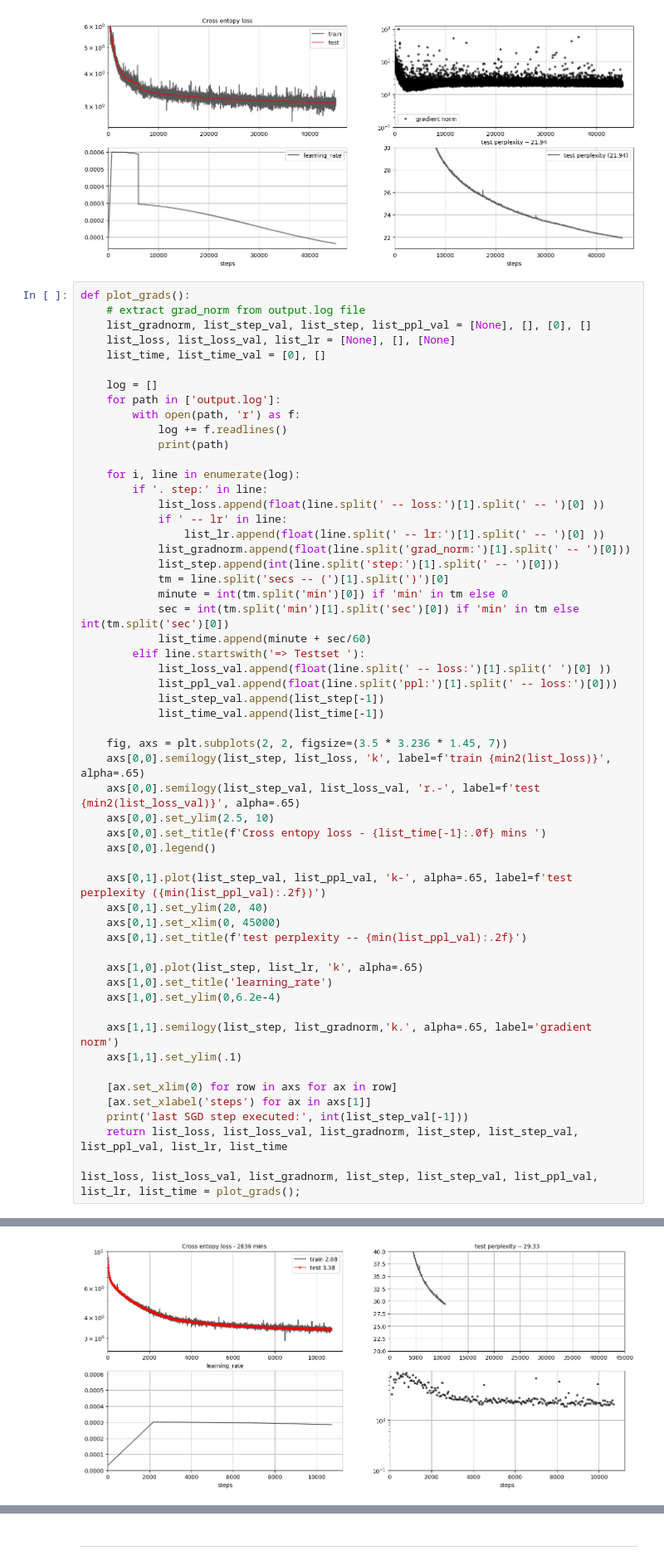
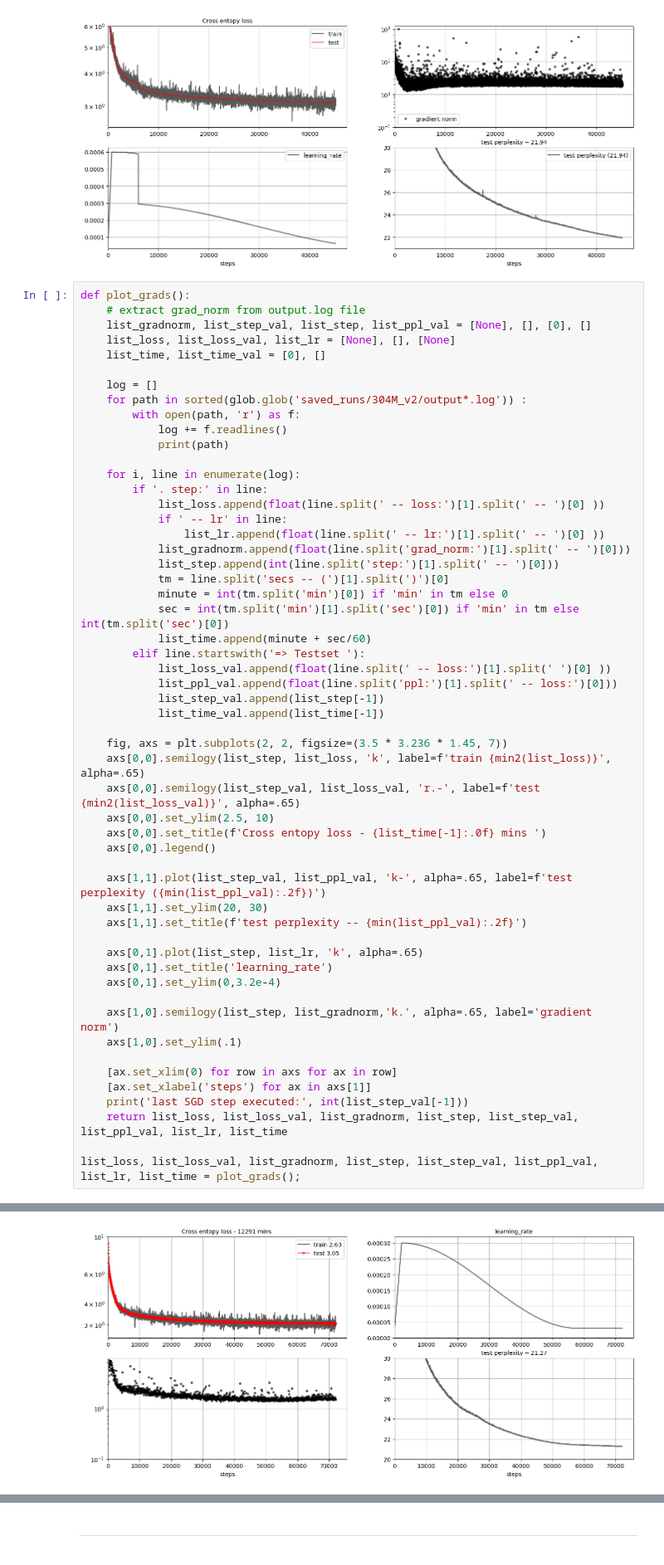
Before and after one commit to ozkansafak/decoder-llm, a Jupyter notebook: main.ipynb, the cells around one changed output, grey strips where cells are left out. Shown at 83% size. Cells and saved outputs as stored; diff of their text form.

Commit message:
trained 304M model. Saved the output to saved_runs/304_v2

```diff
--- a/main.ipynb
+++ b/main.ipynb
@@ -323,7 +323,7 @@ def plot_grads():
     list_time, list_time_val = [0], []
 
     log = []
-    for path in ['output.log']:
+    for path in sorted(glob.glob('saved_runs/304M_v2/output*.log')) :
         with open(path, 'r') as f:
             log += f.readlines()
             print(path)
@@ -352,17 +352,16 @@ def plot_grads():
     axs[0,0].set_title(f'Cross entopy loss - {list_time[-1]:.0f} mins ')
     axs[0,0].legend()
 
-    axs[0,1].plot(list_step_val, list_ppl_val, 'k-', alpha=.65, label=f'test perplexity ({min(list_ppl_val):.2f})')
-    axs[0,1].set_ylim(20, 40)
-    axs[0,1].set_xlim(0, 45000)
-    axs[0,1].set_title(f'test perplexity -- {min(list_ppl_val):.2f}')
+    axs[1,1].plot(list_step_val, list_ppl_val, 'k-', alpha=.65, label=f'test perplexity ({min(list_ppl_val):.2f})')
+    axs[1,1].set_ylim(20, 30)
+    axs[1,1].set_title(f'test perplexity -- {min(list_ppl_val):.2f}')
 
-    axs[1,0].plot(list_step, list_lr, 'k', alpha=.65)
-    axs[1,0].set_title('learning_rate')
-    axs[1,0].set_ylim(0,6.2e-4)
+    axs[0,1].plot(list_step, list_lr, 'k', alpha=.65)
+    axs[0,1].set_title('learning_rate')
+    axs[0,1].set_ylim(0,3.2e-4)
 
-    axs[1,1].semilogy(list_step, list_gradnorm,'k.', alpha=.65, label='gradient norm')
-    axs[1,1].set_ylim(.1)
+    axs[1,0].semilogy(list_step, list_gradnorm,'k.', alpha=.65, label='gradient norm')
+    axs[1,0].set_ylim(.1)
 
     [ax.set_xlim(0) for row in axs for ax in row]
     [ax.set_xlabel('steps') for ax in axs[1]]
@@ -376 +376 @@ last SGD step executed: 10700
-[figure, old version]
+[figure, new version]
```
Also changed, not shown: parts of 11 cells of this notebook, 3 other files.
